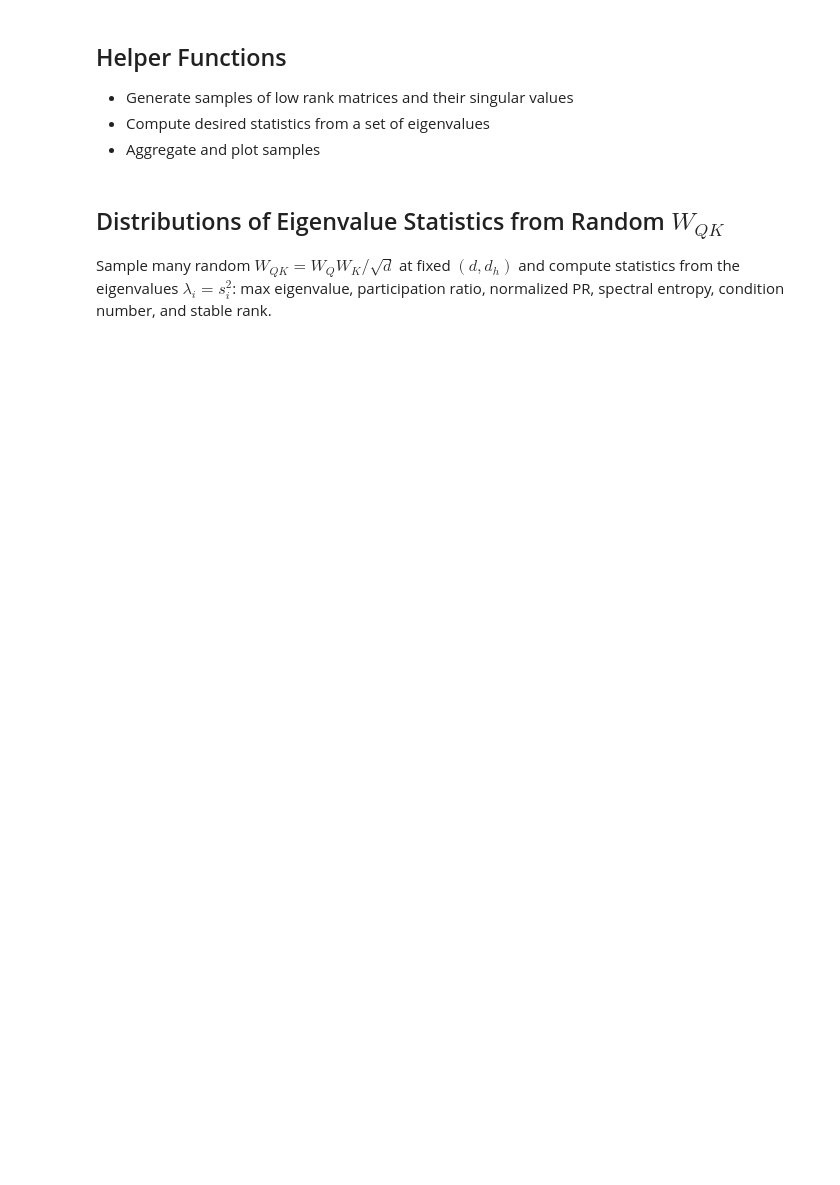
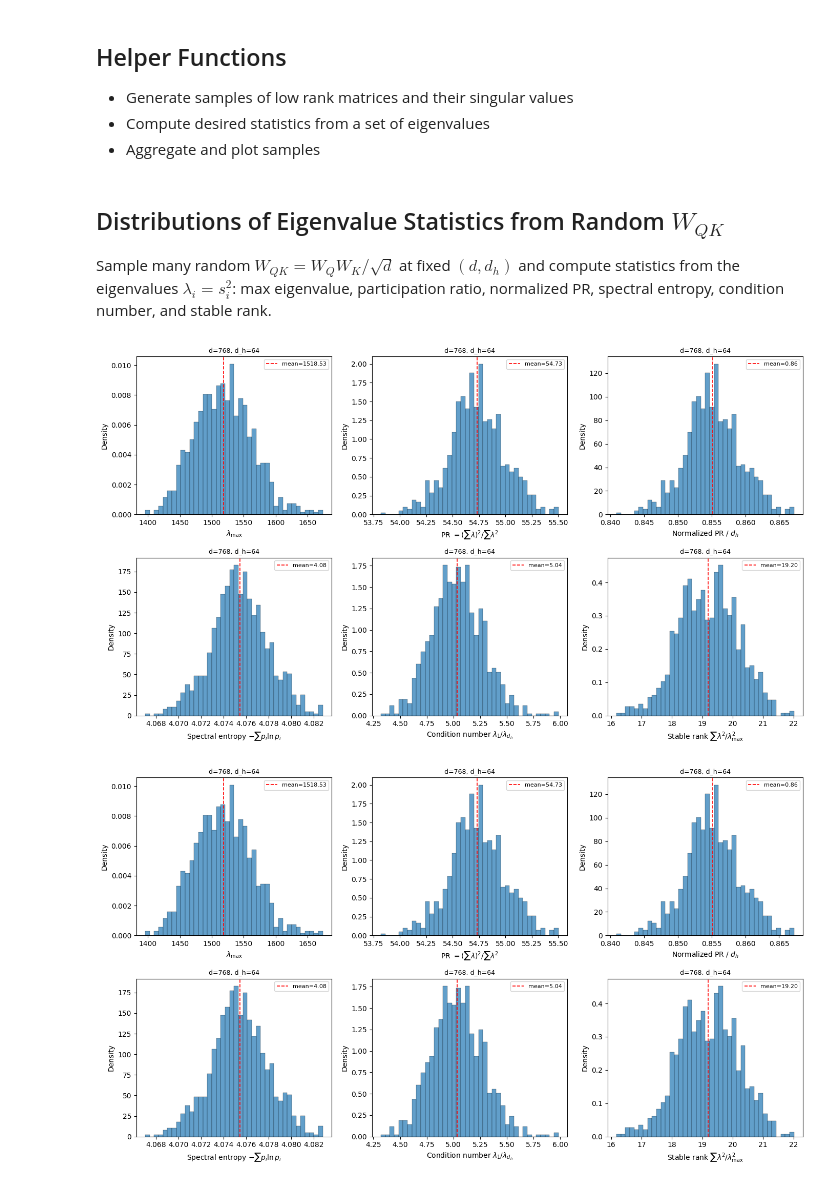
Before and after one commit to angerami/transformer-analysis, a Jupyter notebook: notebooks/MP_statistics.ipynb, the cells around one changed output. Cells and saved outputs as stored; diff of their text form; code cells hidden in the pictures; blank space fills up the shorter version.

Commit message:
multiple collected uupdates

```diff
--- a/notebooks/MP_statistics.ipynb
+++ b/notebooks/MP_statistics.ipynb
@@ -52,13 +52,15 @@ def collect_eig_stats(d_model, d_head, n_samples=500, sigma=1.0):
         "spectral_entropy", "condition_number", "stable_rank"
     ]
     stats = {k: np.zeros(n_samples) for k in stat_names}
+    singular_values = []
     for i in range(n_samples):
         S, _, _ = generate_low_rank(d_model, d_head, mu=0, sigma=sigma)
         S_np = S.numpy() if hasattr(S, 'numpy') else np.array(S)
+        singular_values.extend(S_np)
         eigenvalues = S_np**2  # squared singular values
         for k in stat_names:
             stats[k][i] = compute_eig_stat(eigenvalues, k, d_model, d_head)
-    return stats
+    return stats, singular_values
 
 
 def plot_stat_distributions(stats, d_model, d_head, n_bins=40):
@@ -92,5 +94,8 @@ statistics from the eigenvalues $\lambda_i = s_i^2$: max eigenvalue, participati
 ratio, normalized PR, spectral entropy, condition number, and stable rank.
 # %%
 # Single configuration: GPT-2 scale (d=768, d_h=64)
-stats_gpt2 = collect_eig_stats(d_model=768, d_head=64, n_samples=100)
+stats_gpt2, singular_values = collect_eig_stats(d_model=768, d_head=64, n_samples=1000)
 plot_stat_distributions(stats_gpt2, d_model=768, d_head=64)
+# %% [output]
+[figure, added]
+[figure, added]
```
Also changed, not shown: parts of 8 cells of this notebook, 11 other files.
